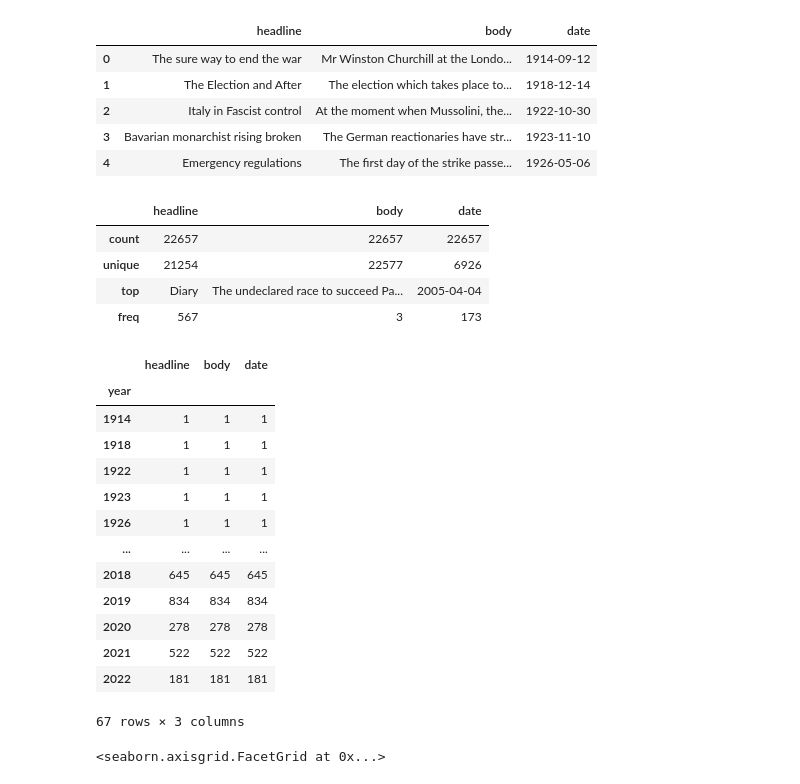
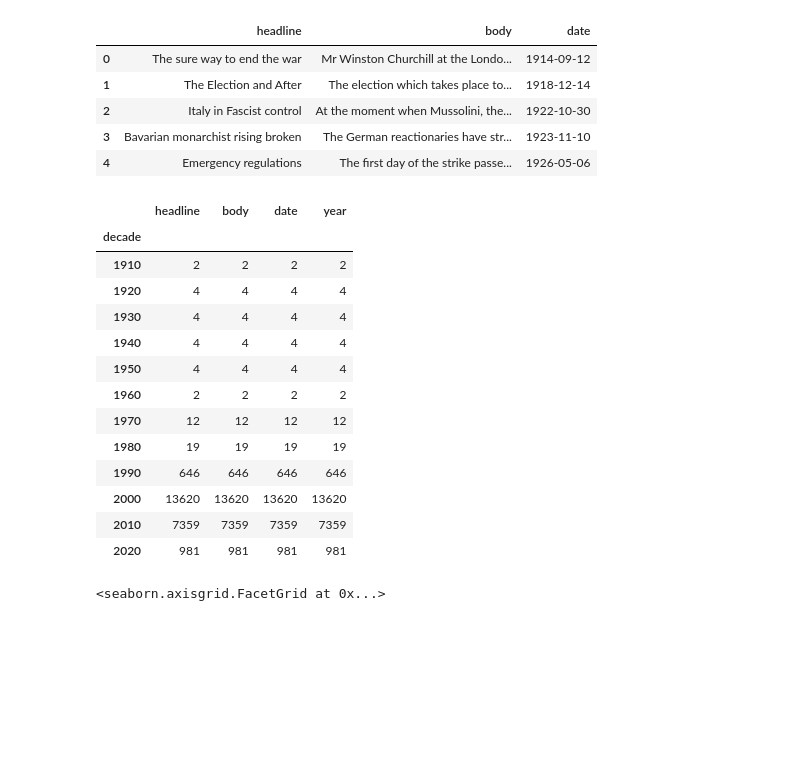
Before and after one commit to nzhang98/nlp-war-press-coverage, a Jupyter notebook: main.ipynb, the cells around one changed output. Drawn from its saved outputs; the diff is of its cells as text; code cells hidden in the pictures; blank space fills up the shorter version.

```diff
--- a/main.ipynb
+++ b/main.ipynb
@@ -13,8 +27,8 @@ import seaborn as sns
 # %% [markdown]
 ### 1.2 Data Preprocessing
 # %%
-df = pd.read_csv('datasets/guardian_dataset_cleaned.csv', index_col=[0])
-df = df.dropna()
+df = pd.read_csv('datasets/guardian_dataset_cleaned.csv', index_col = [0])\
+    .dropna().reset_index(drop=True)
 # %%
 df.head()
 # %% [output]
@@ -24,14 +38,23 @@ df.head()
 | 2 | Italy in Fascist control | At the moment when Mussolini, the... | 1922-10-30 |
 | 3 | Bavarian monarchist rising broken | The German reactionaries have str... | 1923-11-10 |
 | 4 | Emergency regulations | The first day of the strike passe... | 1926-05-06 |
-# %%
-df.describe()
-# %% [output]
-|  | headline | body | date |
-| count | 22657 | 22657 | 22657 |
-| unique | 21254 | 22577 | 6926 |
-| top | Diary | The undeclared race to succeed Pa... | 2005-04-04 |
-| freq | 567 | 3 | 173 |
 # %%
 df2 = df.copy()
 df2['year'] = pd.DatetimeIndex(df2['date']).year
+df2['decade'] = df2['year'] - df2['year']%10
+df2.groupby(['decade']).count()
+# %% [output]
+|  | headline | body | date | year |
+| decade |  |  |  |  |
+| 1910 | 2 | 2 | 2 | 2 |
+| 1920 | 4 | 4 | 4 | 4 |
+| 1930 | 4 | 4 | 4 | 4 |
+| 1940 | 4 | 4 | 4 | 4 |
+| 1950 | 4 | 4 | 4 | 4 |
+| 1960 | 2 | 2 | 2 | 2 |
+| 1970 | 12 | 12 | 12 | 12 |
+| 1980 | 19 | 19 | 19 | 19 |
+| 1990 | 646 | 646 | 646 | 646 |
+| 2000 | 13620 | 13620 | 13620 | 13620 |
+| 2010 | 7359 | 7359 | 7359 | 7359 |
+| 2020 | 981 | 981 | 981 | 981 |
@@ -40,20 +61,3 @@ df2['decade'] = df2['year'] - df2['year']%10
-# %%
-df2.groupby(['year']).count()
-# %% [output]
-|  | headline | body | date |
-| year |  |  |  |
-| 1914 | 1 | 1 | 1 |
-| 1918 | 1 | 1 | 1 |
-| 1922 | 1 | 1 | 1 |
-| 1923 | 1 | 1 | 1 |
-| 1926 | 1 | 1 | 1 |
-| ... | ... | ... | ... |
-| 2018 | 645 | 645 | 645 |
-| 2019 | 834 | 834 | 834 |
-| 2020 | 278 | 278 | 278 |
-| 2021 | 522 | 522 | 522 |
-| 2022 | 181 | 181 | 181 |
-67 rows × 3 columns
 # %%
 plt.pyplot.figure()
 sns.catplot(x='decade', kind='count', data=df2)
```
Also changed, not shown: parts of 82 cells of this notebook, 1 other file.
